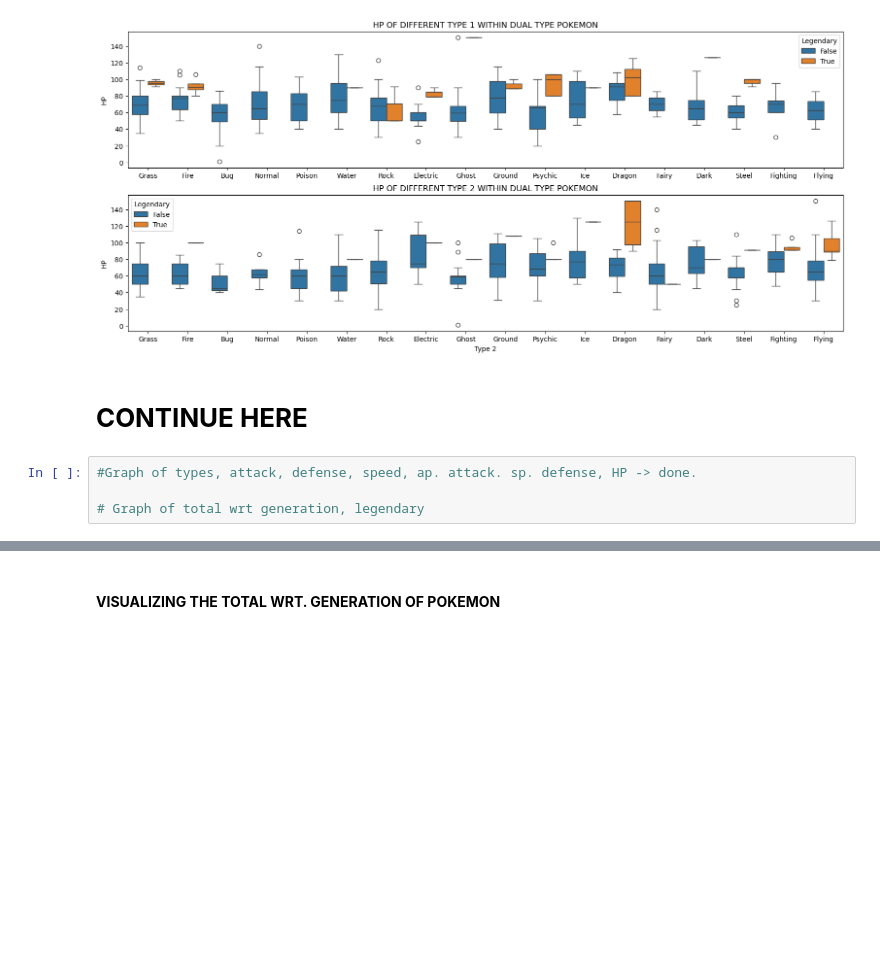
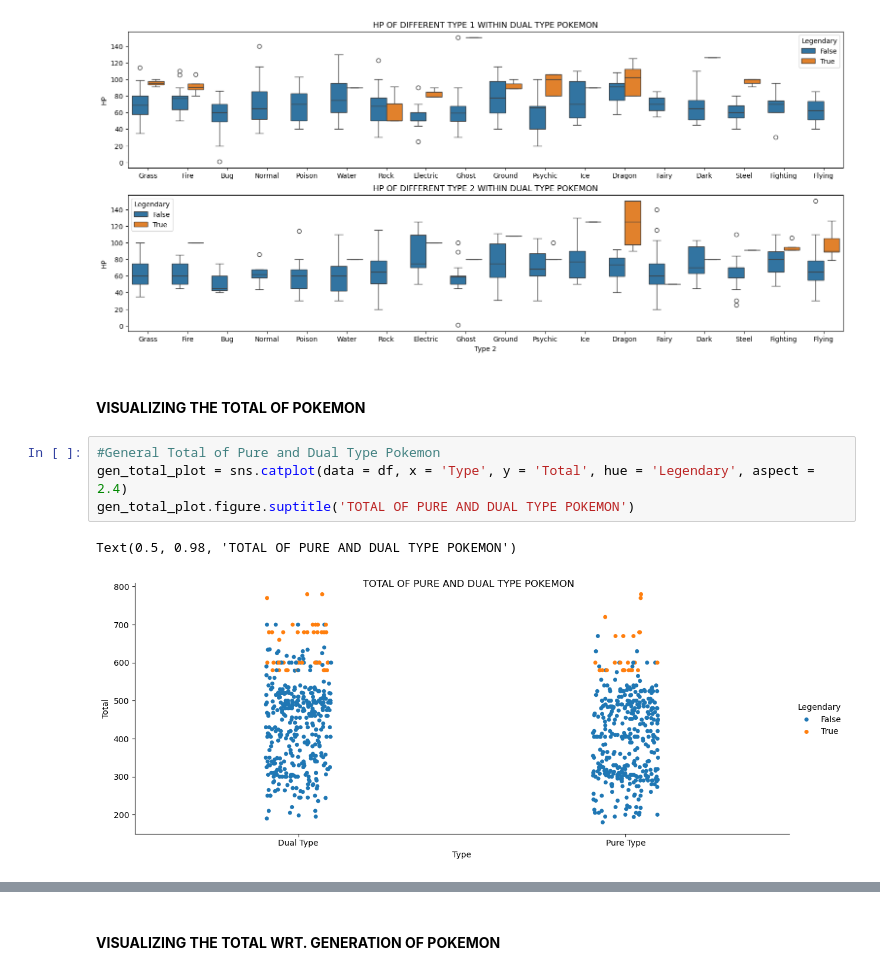
Before and after one commit to r-taeja/Data-Science, a Jupyter notebook: Pokemon/pokemon.ipynb, the cells around one changed output, grey strips where cells are left out. Drawn from its saved outputs; the diff is of its cells as text; blank space fills up the shorter version.

Commit message:
Visualized the Total.

```diff
--- a/Pokemon/pokemon.ipynb
+++ b/Pokemon/pokemon.ipynb
@@ -498,8 +498,11 @@ ax2.set_title('HP OF DIFFERENT TYPE 2 WITHIN DUAL TYPE POKEMON')
 Text(0.5, 1.0, 'HP OF DIFFERENT TYPE 2 WITHIN DUAL TYPE POKEMON')
 [figure]
 # %% [markdown]
-# **CONTINUE HERE**
+#### **VISUALIZING THE TOTAL OF POKEMON**
 # %%
-#Graph of types, attack, defense, speed, ap. attack. sp. defense, HP -> done.
-
-# Graph of total wrt generation, legendary
+#General Total of Pure and Dual Type Pokemon
+gen_total_plot = sns.catplot(data = df, x = 'Type', y = 'Total', hue = 'Legendary', aspect = 2.4)
+gen_total_plot.figure.suptitle('TOTAL OF PURE AND DUAL TYPE POKEMON')
+# %% [output]
+Text(0.5, 0.98, 'TOTAL OF PURE AND DUAL TYPE POKEMON')
+[figure, added]
```
Also changed, not shown: parts of 3 cells of this notebook.
